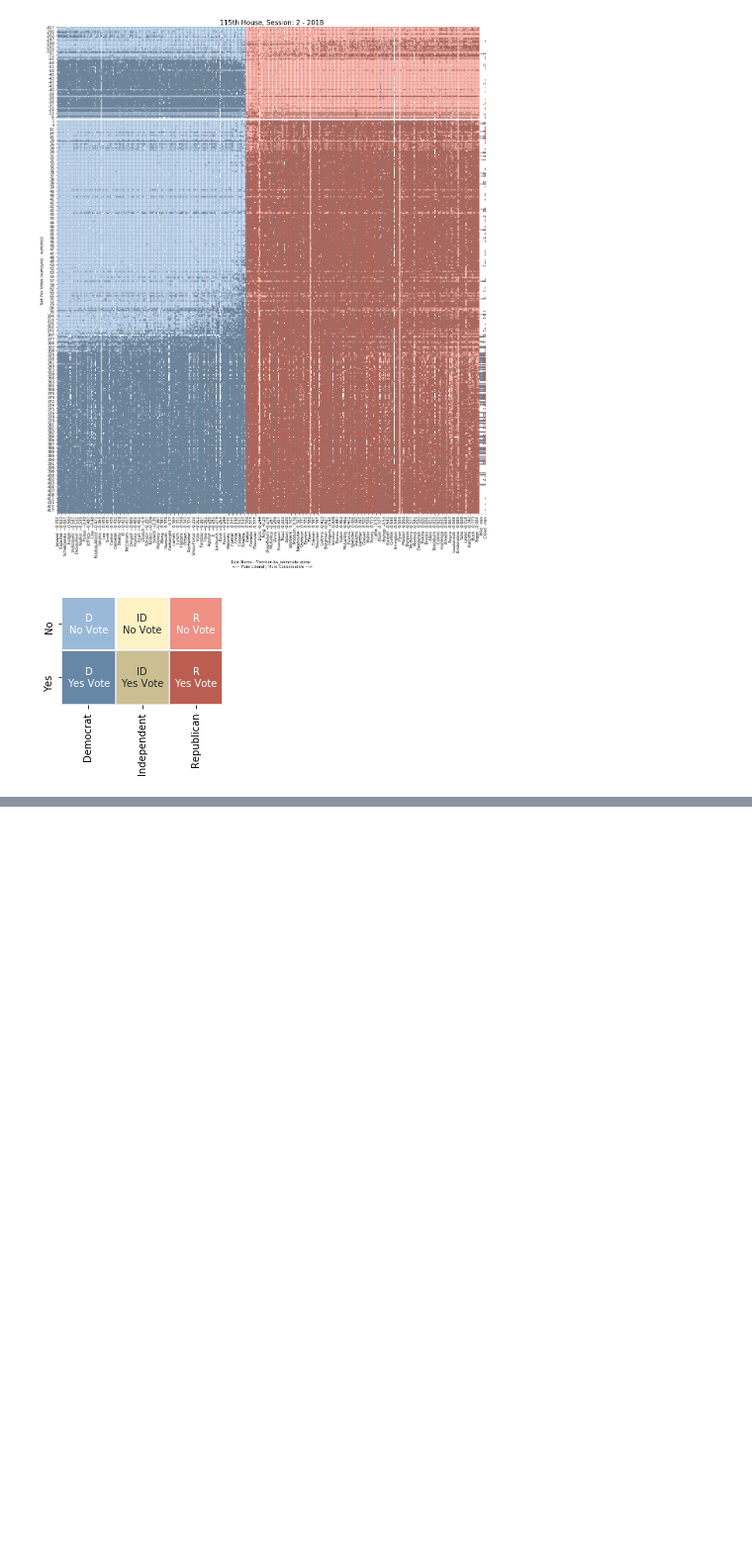
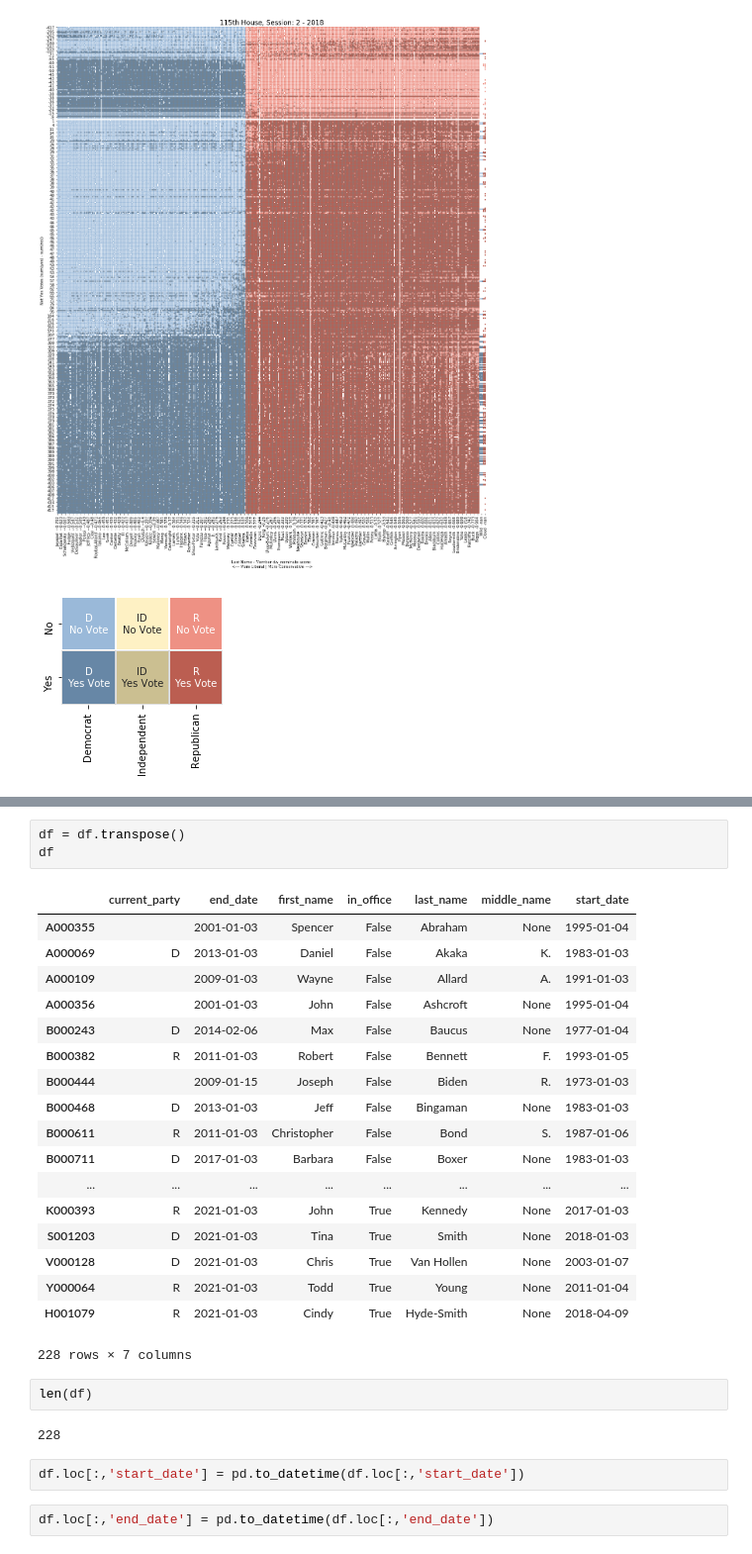
Before and after one commit to Nhorning/Congressional_Survival, a Jupyter notebook: Exploratory Data Analysis.ipynb, the cells around one changed output, grey strips where cells are left out. Shown at 99% size. Cells and saved outputs as stored; diff of their text form; blank space fills up the shorter version.

```diff
--- a/Exploratory Data Analysis.ipynb
+++ b/Exploratory Data Analysis.ipynb
@@ -505,0 +612,30 @@ visualize_session(2019, 'house')
+# %%
+df = df.transpose()
+df
+# %% [output]
+|  | current_party | end_date | first_name | in_office | last_name | middle_name | start_date |
+| A000355 |  | 2001-01-03 | Spencer | False | Abraham | None | 1995-01-04 |
+| A000069 | D | 2013-01-03 | Daniel | False | Akaka | K. | 1983-01-03 |
+| A000109 |  | 2009-01-03 | Wayne | False | Allard | A. | 1991-01-03 |
+| A000356 |  | 2001-01-03 | John | False | Ashcroft | None | 1995-01-04 |
+| B000243 | D | 2014-02-06 | Max | False | Baucus | None | 1977-01-04 |
+| B000382 | R | 2011-01-03 | Robert | False | Bennett | F. | 1993-01-05 |
+| B000444 |  | 2009-01-15 | Joseph | False | Biden | R. | 1973-01-03 |
+| B000468 | D | 2013-01-03 | Jeff | False | Bingaman | None | 1983-01-03 |
+| B000611 | R | 2011-01-03 | Christopher | False | Bond | S. | 1987-01-06 |
+| B000711 | D | 2017-01-03 | Barbara | False | Boxer | None | 1983-01-03 |
+| ... | ... | ... | ... | ... | ... | ... | ... |
+| K000393 | R | 2021-01-03 | John | True | Kennedy | None | 2017-01-03 |
+| S001203 | D | 2021-01-03 | Tina | True | Smith | None | 2018-01-03 |
+| V000128 | D | 2021-01-03 | Chris | True | Van Hollen | None | 2003-01-07 |
+| Y000064 | R | 2021-01-03 | Todd | True | Young | None | 2011-01-04 |
+| H001079 | R | 2021-01-03 | Cindy | True | Hyde-Smith | None | 2018-04-09 |
+228 rows × 7 columns
+# %%
+len(df)
+# %% [output]
+228
+# %%
+df.loc[:,'start_date'] = pd.to_datetime(df.loc[:,'start_date'])
+# %%
+df.loc[:,'end_date'] = pd.to_datetime(df.loc[:,'end_date'])
```
Also changed, not shown: parts of 12 cells of this notebook, 4 other files.
